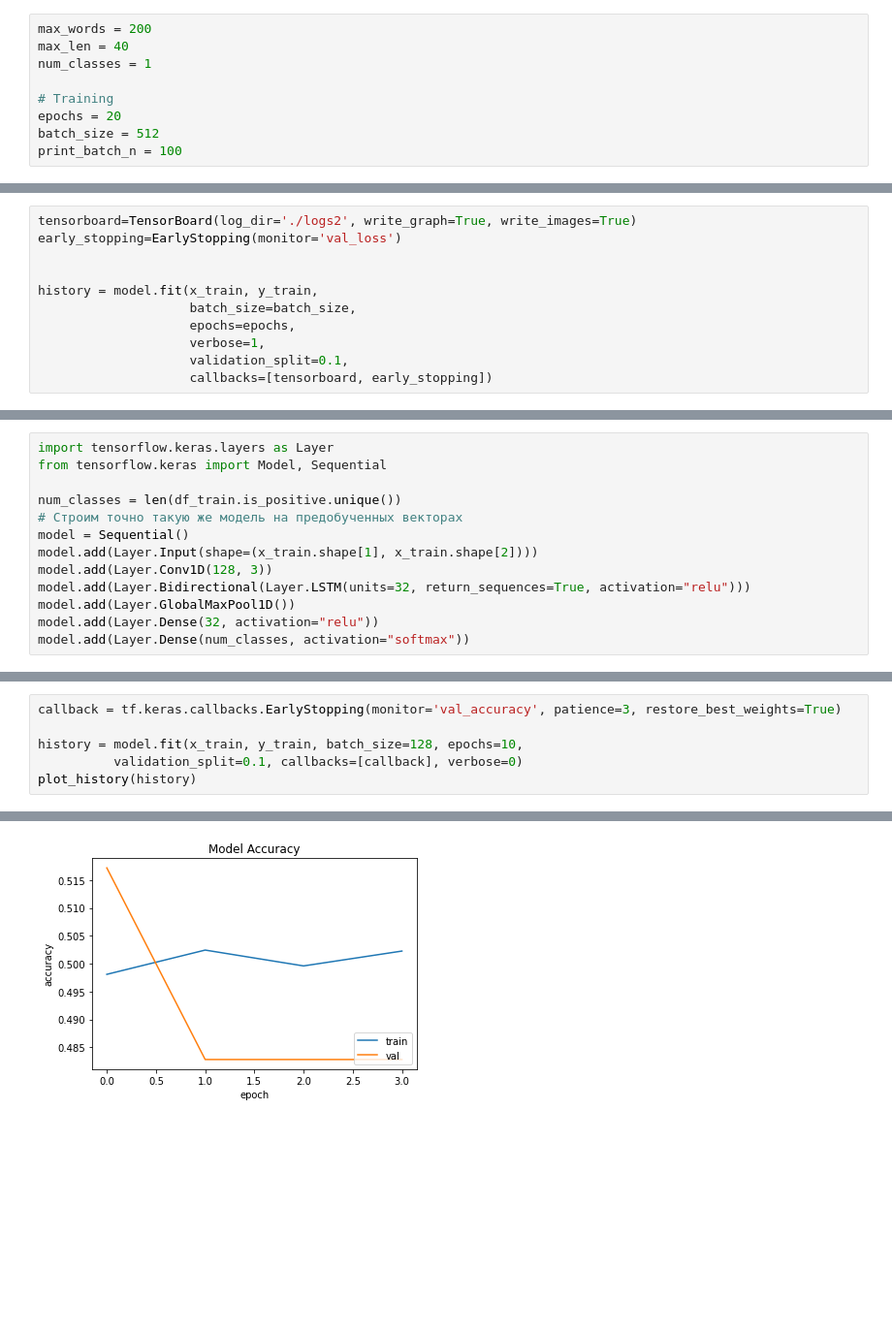
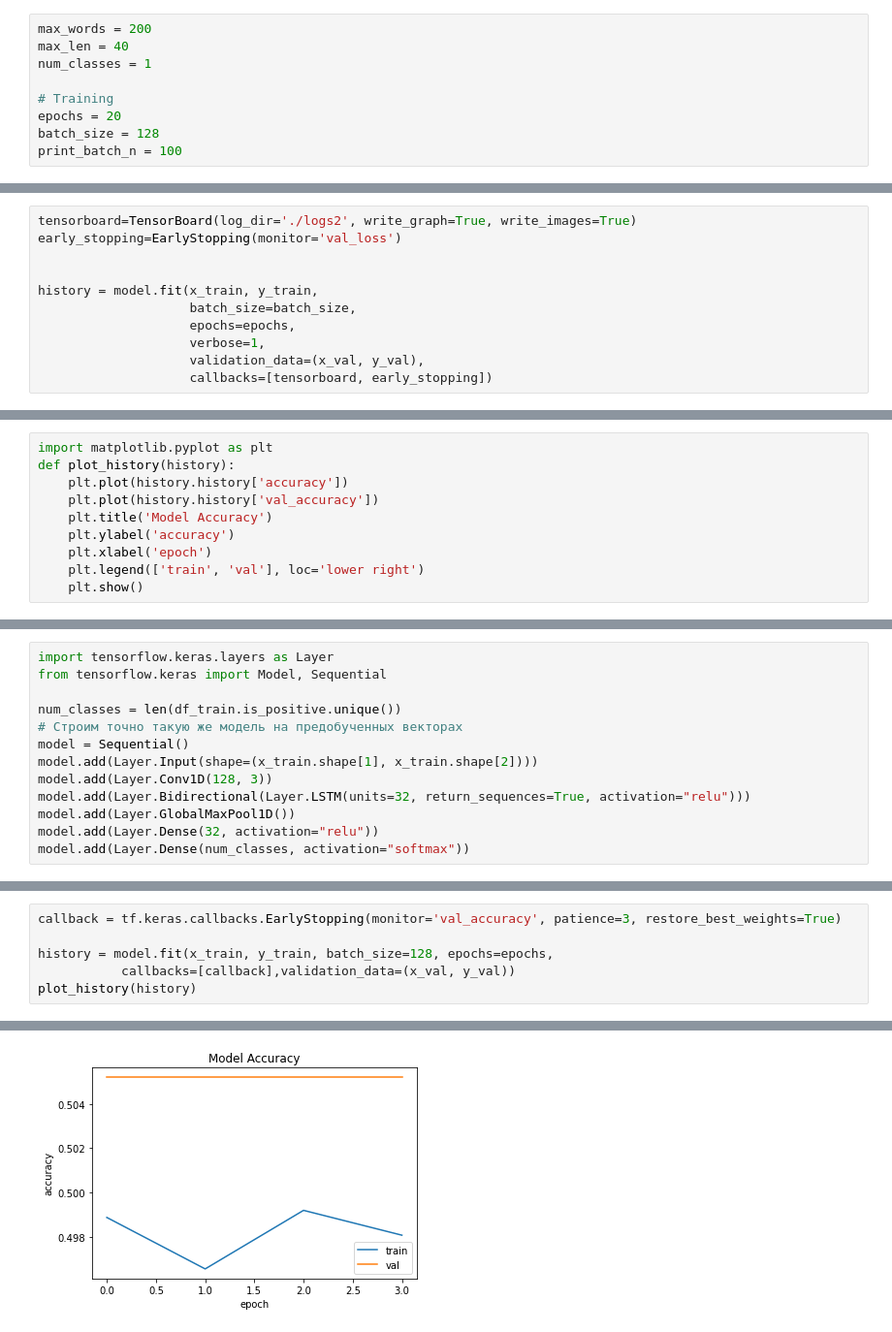
Before and after one commit to achinyaev/nlp, a Jupyter notebook: hw07.ipynb, the cells around one changed output, grey strips where cells are left out. Shown at 97% size. Cells and saved outputs as stored; diff of their text form; blank space fills up the shorter version.

```diff
--- a/hw07.ipynb
+++ b/hw07.ipynb
@@ -50,7 +50,7 @@ num_classes = 1
 
 # Training
 epochs = 20
-batch_size = 512
+batch_size = 128
 print_batch_n = 100
 # %%
 df_train = pd.read_csv("imdb/train.tsv",delimiter="\t",header=0)
@@ -264,7 +263,7 @@ history = model.fit(x_train, y_train,
                     batch_size=batch_size,
                     epochs=epochs,
                     verbose=1,
-                    validation_split=0.1,
+                    validation_data=(x_val, y_val),
                     callbacks=[tensorboard, early_stopping])
 # %% [output]
 Epoch 1/20
@@ -283,0 +277,10 @@ history
+# %%
+import matplotlib.pyplot as plt
+def plot_history(history):
+    plt.plot(history.history['accuracy'])
+    plt.plot(history.history['val_accuracy'])
+    plt.title('Model Accuracy')
+    plt.ylabel('accuracy')
+    plt.xlabel('epoch')
+    plt.legend(['train', 'val'], loc='lower right')
+    plt.show()
@@ -588,7 +591,7 @@ _________________________________________________________________
 # %%
 callback = tf.keras.callbacks.EarlyStopping(monitor='val_accuracy', patience=3, restore_best_weights=True)
 
-history = model.fit(x_train, y_train, batch_size=128, epochs=10,
-          validation_split=0.1, callbacks=[callback], verbose=0)
+history = model.fit(x_train, y_train, batch_size=128, epochs=epochs,
+           callbacks=[callback],validation_data=(x_val, y_val))
 plot_history(history)
 # %% [output]
@@ -595 +606 @@ plot_history(history)
-[figure, old version]
+[figure, new version]
```
Also changed, not shown: parts of 25 cells of this notebook.
